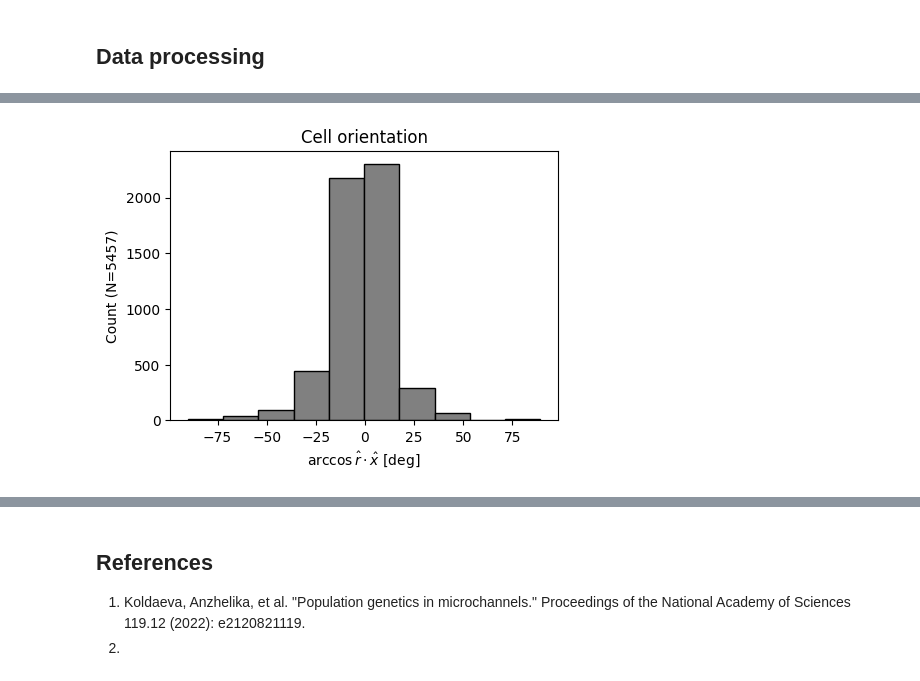
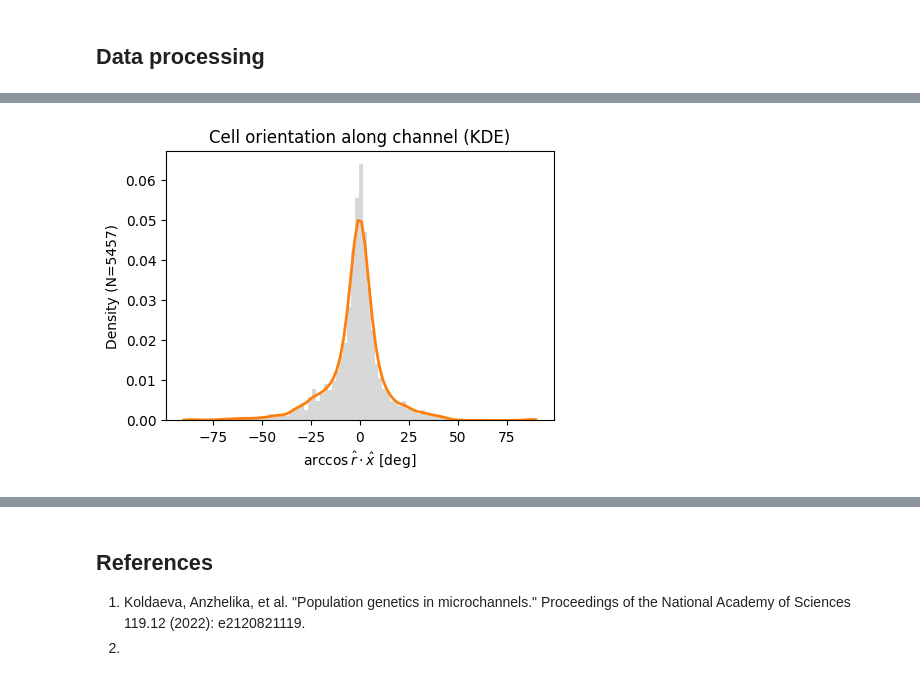
Before and after one commit to igordub/oist-rotation-bcu, a Jupyter notebook: notebooks/ID_02_cellOritentationExp.ipynb, the cells around one changed output, grey strips where cells are left out. Saved outputs shown, nothing was run; the diff lists cells and outputs as text; code cells hidden in the pictures.

```diff
--- a/notebooks/ID_02_cellOritentationExp.ipynb
+++ b/notebooks/ID_02_cellOritentationExp.ipynb
@@ -106,3 +184,15 @@ x = x - 90
+# %%
+fig, ax = plt.subplots(figsize=(5,3.5))
+plt.title("Cell orientation along channel (KDE)")
+ax.hist(angles, 90, fc='gray', histtype='stepfilled', alpha=0.3, density=True)
+ax.plot(x_grid, kde(x_grid), linewidth=2)
+
+plt.xlabel(r"$\arccos{\hat{r}\cdot\hat{x}}$ [deg]")
+plt.ylabel("Density (N={:d})".format(len(angles)))
+fig.savefig(join_paths(out_dir_path,'oritent_hist.pdf'), dpi=300)
+# plt.close()
+# %% [output]
+[figure, added]
 # %%
 lengths = {}
 postions = {}
@@ -130,19 +220,6 @@ for step_num, orient in orients.items():
     inner_prods = np.inner(x_norm,orient)
     # Dot product to radians
     angles[step_num] = np.arccos(inner_prods)
-# %%
-# Plot histograms of some cell properties
-
-# Orientation
-plt.figure(figsize=(5,3.5))
-plt.title("Cell orientation")
-plt.hist(x, edgecolor='black', color='gray')
-plt.xlabel(r"$\arccos{\hat{r}\cdot\hat{x}}$ [deg]")
-plt.ylabel("Count (N={:d})".format(len(x)))
-plt.savefig(join_paths(out_dir_path,'oritent_hist.pdf'), dpi=300)
-# plt.close()
-# %% [output]
-[figure, removed]
 # %%
 # Plot histograms of some cell properties
 
```
Also changed, not shown: parts of 10 cells of this notebook.
